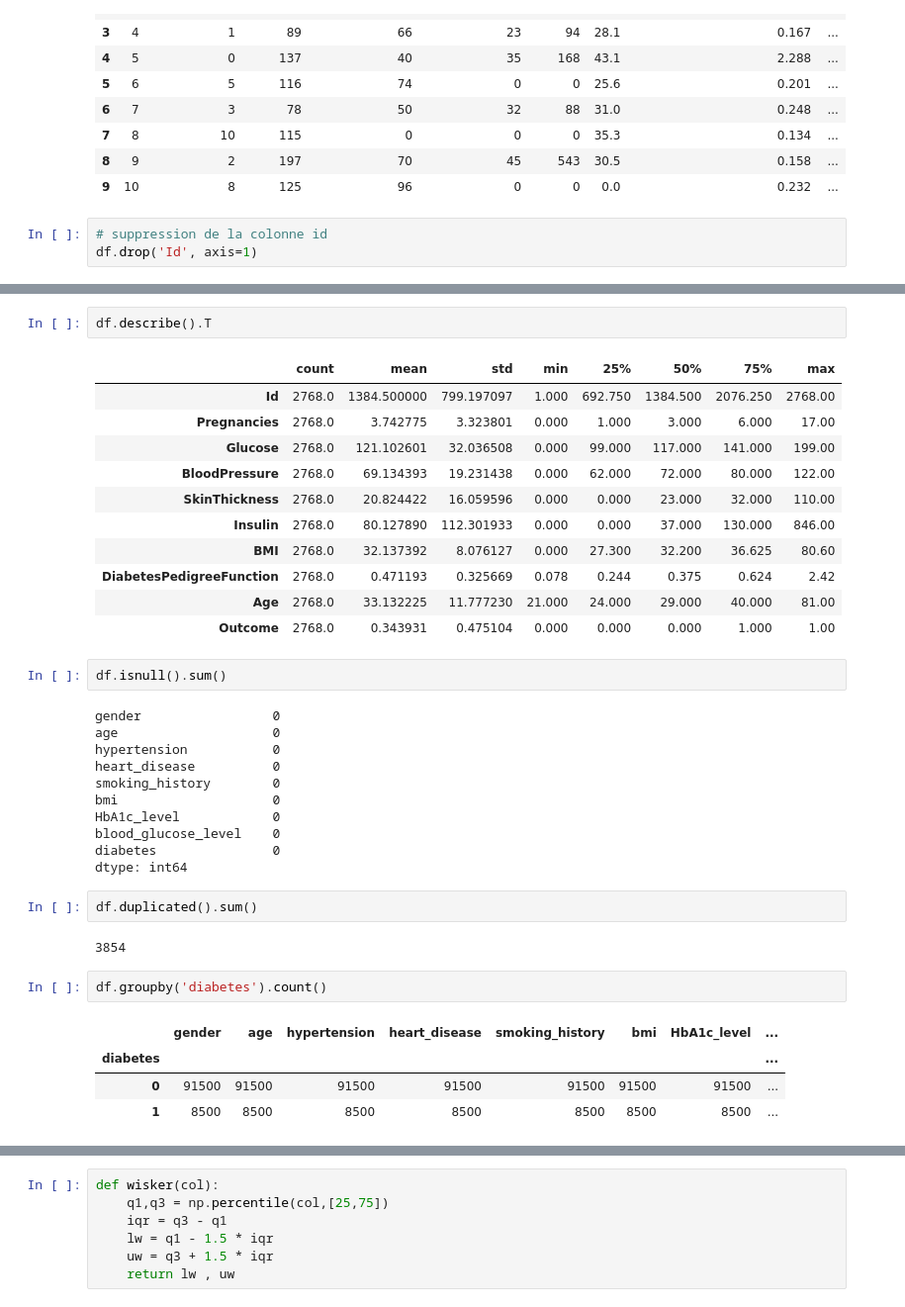
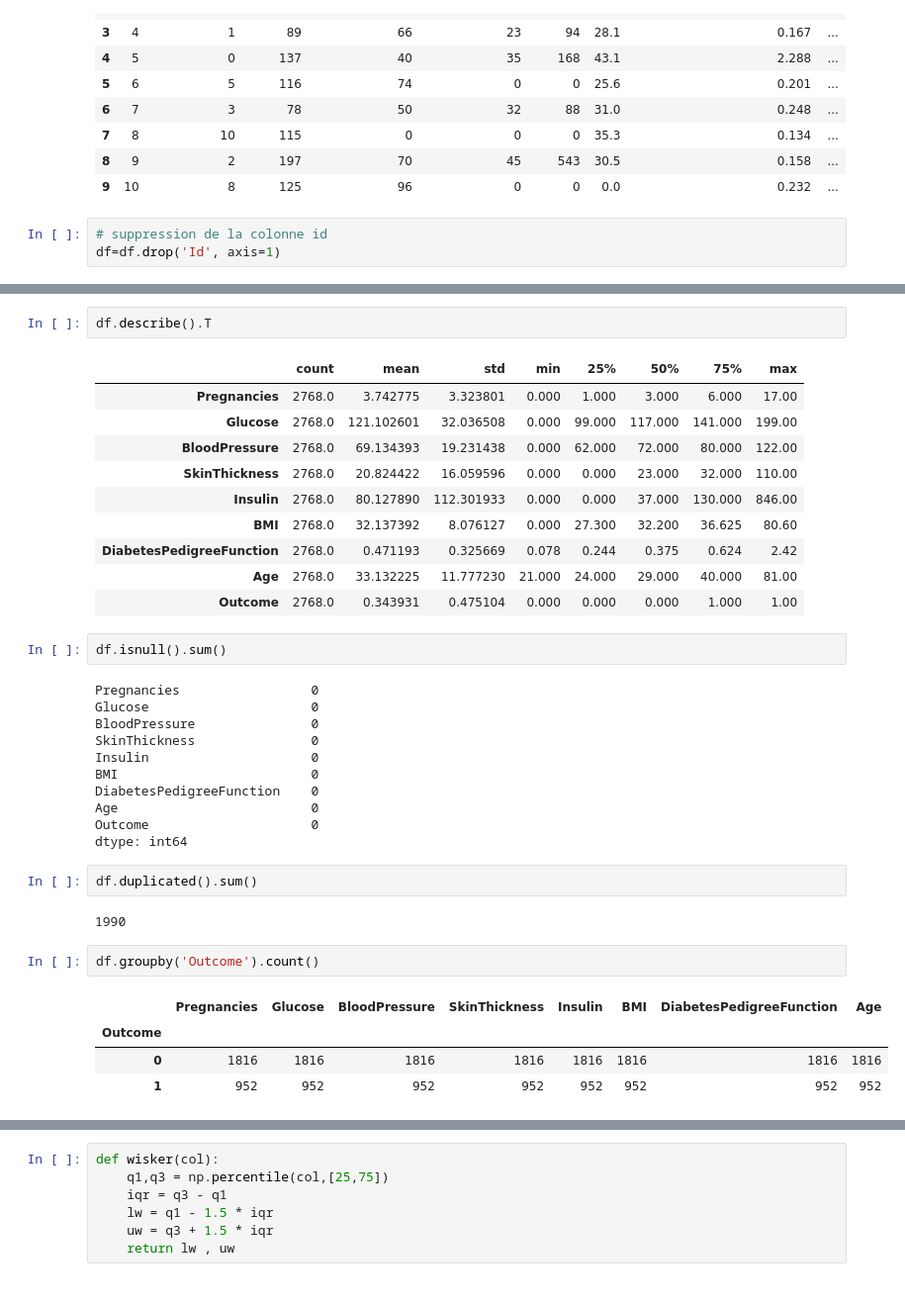
Before and after one commit to Strate-Milambo/Diabetes_detection, a Jupyter notebook: Main.ipynb, the cells around one changed output, grey strips where cells are left out. Shown: that part at 99% size. Saved outputs shown, nothing was run; the diff lists cells and outputs as text.

```diff
--- a/Main.ipynb
+++ b/Main.ipynb
@@ -31,4 +31,4 @@ df.head(10)
 | 9 | 10 | 8 | 125 | 96 | 0 | 0 | 0.0 | 0.232 | ... |
 # %%
 # suppression de la colonne id
-df.drop('Id', axis=1)
+df=df.drop('Id', axis=1)
@@ -74,7 +59,6 @@ memory usage: 216.4 KB
 df.describe().T
 # %% [output]
 |  | count | mean | std | min | 25% | 50% | 75% | max |
-| Id | 2768.0 | 1384.500000 | 799.197097 | 1.000 | 692.750 | 1384.500 | 2076.250 | 2768.00 |
 | Pregnancies | 2768.0 | 3.742775 | 3.323801 | 0.000 | 1.000 | 3.000 | 6.000 | 17.00 |
 | Glucose | 2768.0 | 121.102601 | 32.036508 | 0.000 | 99.000 | 117.000 | 141.000 | 199.00 |
 | BloodPressure | 2768.0 | 69.134393 | 19.231438 | 0.000 | 62.000 | 72.000 | 80.000 | 122.00 |
@@ -87,27 +71,27 @@ df.describe().T
 # %%
 df.isnull().sum()
 # %% [output]
-gender                 0
-age                    0
-hypertension           0
-heart_disease          0
-smoking_history        0
-bmi                    0
-HbA1c_level            0
-blood_glucose_level    0
-diabetes               0
+Pregnancies                 0
+Glucose                     0
+BloodPressure               0
+SkinThickness               0
+Insulin                     0
+BMI                         0
+DiabetesPedigreeFunction    0
+Age                         0
+Outcome                     0
 dtype: int64
 # %%
 df.duplicated().sum()
 # %% [output]
-3854
+1990
 # %%
-df.groupby('diabetes').count()
+df.groupby('Outcome').count()
 # %% [output]
-|  | gender | age | hypertension | heart_disease | smoking_history | bmi | HbA1c_level | ... |
-| diabetes |  |  |  |  |  |  |  | ... |
-| 0 | 91500 | 91500 | 91500 | 91500 | 91500 | 91500 | 91500 | ... |
-| 1 | 8500 | 8500 | 8500 | 8500 | 8500 | 8500 | 8500 | ... |
+|  | Pregnancies | Glucose | BloodPressure | SkinThickness | Insulin | BMI | DiabetesPedigreeFunction | Age |
+| Outcome |  |  |  |  |  |  |  |  |
+| 0 | 1816 | 1816 | 1816 | 1816 | 1816 | 1816 | 1816 | 1816 |
+| 1 | 952 | 952 | 952 | 952 | 952 | 952 | 952 | 952 |
 # %%
 
 # Compter les occurrences pour chaque classe
```
Also changed, not shown: parts of 30 cells of this notebook.
